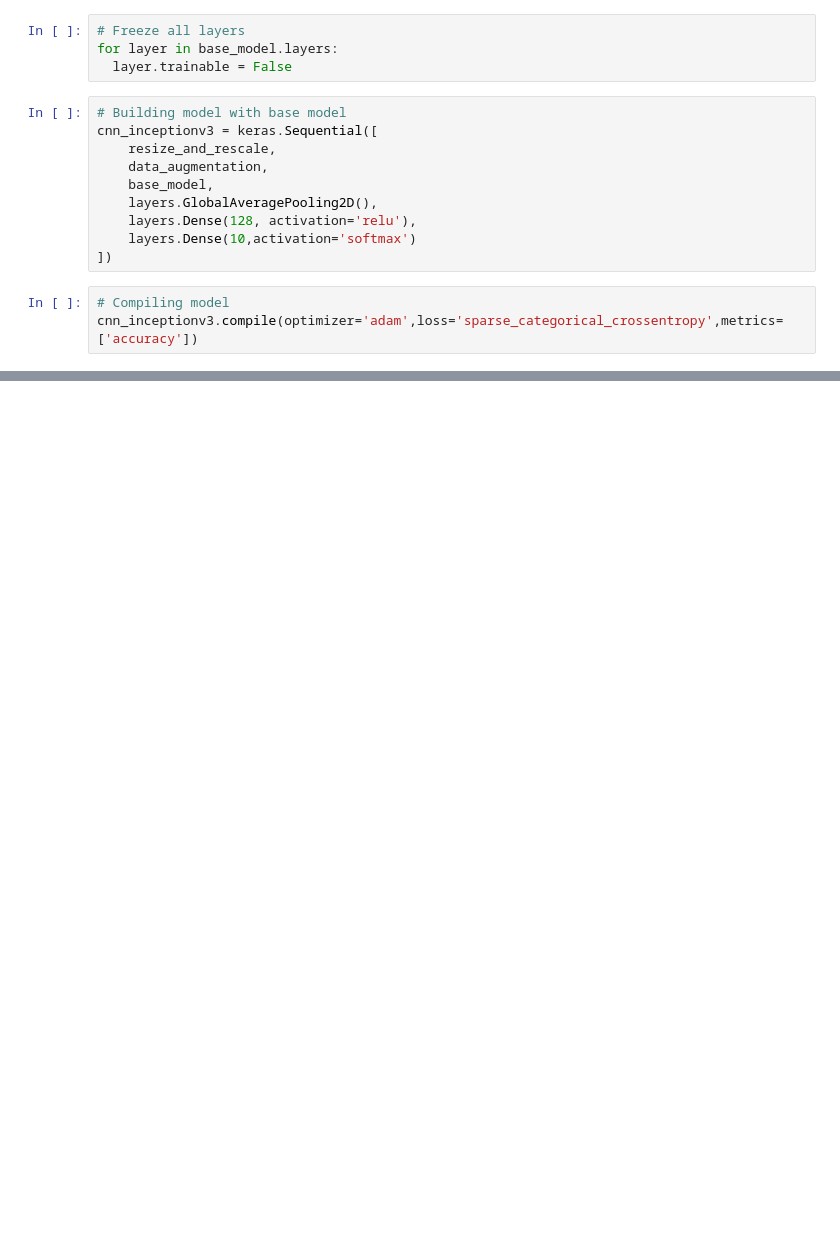
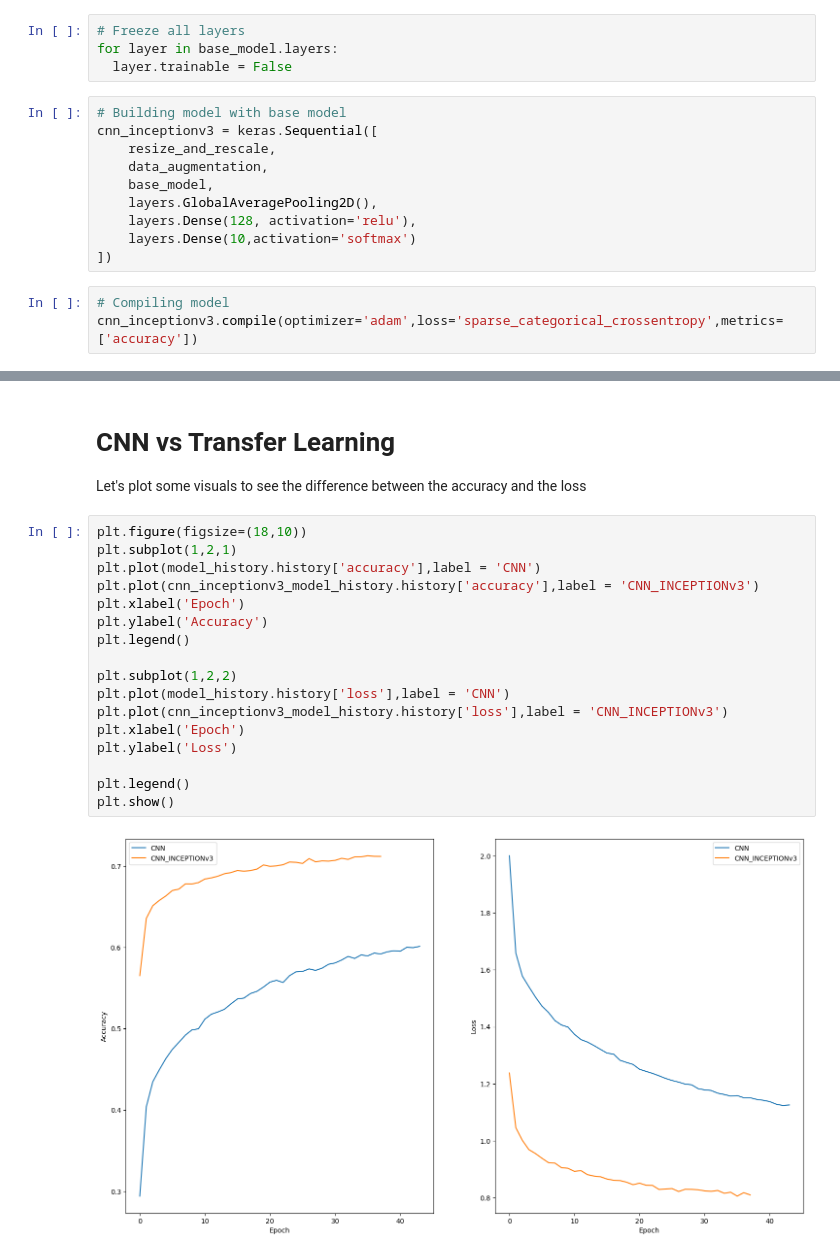
Before and after one commit to Vidhya-95/deep_learning, a Jupyter notebook: Deep_Learning_CNN.ipynb, the cells around one changed output, grey strips where cells are left out. Saved outputs shown, nothing was run; the diff lists cells and outputs as text; blank space fills up the shorter version.

Commit message:
Transfer Learning + Model evaluation+Model prediction+Displaying Images

```diff
--- a/Deep_Learning_CNN.ipynb
+++ b/Deep_Learning_CNN.ipynb
@@ -259,0 +275,22 @@ print("Test Accuracy : {:.2f}" .format(test_acc))
+# %% [markdown]
+# CNN vs Transfer Learning
+Let's plot some visuals to see the difference between the accuracy and the loss
+# %%
+plt.figure(figsize=(18,10))
+plt.subplot(1,2,1)
+plt.plot(model_history.history['accuracy'],label = 'CNN')
+plt.plot(cnn_inceptionv3_model_history.history['accuracy'],label = 'CNN_INCEPTIONv3')
+plt.xlabel('Epoch')
+plt.ylabel('Accuracy')
+plt.legend()
+
+plt.subplot(1,2,2)
+plt.plot(model_history.history['loss'],label = 'CNN')
+plt.plot(cnn_inceptionv3_model_history.history['loss'],label = 'CNN_INCEPTIONv3')
+plt.xlabel('Epoch')
+plt.ylabel('Loss')
+
+plt.legend()
+plt.show()
+# %% [output]
+[figure, added]
```
Also changed, not shown: parts of 21 cells of this notebook.
